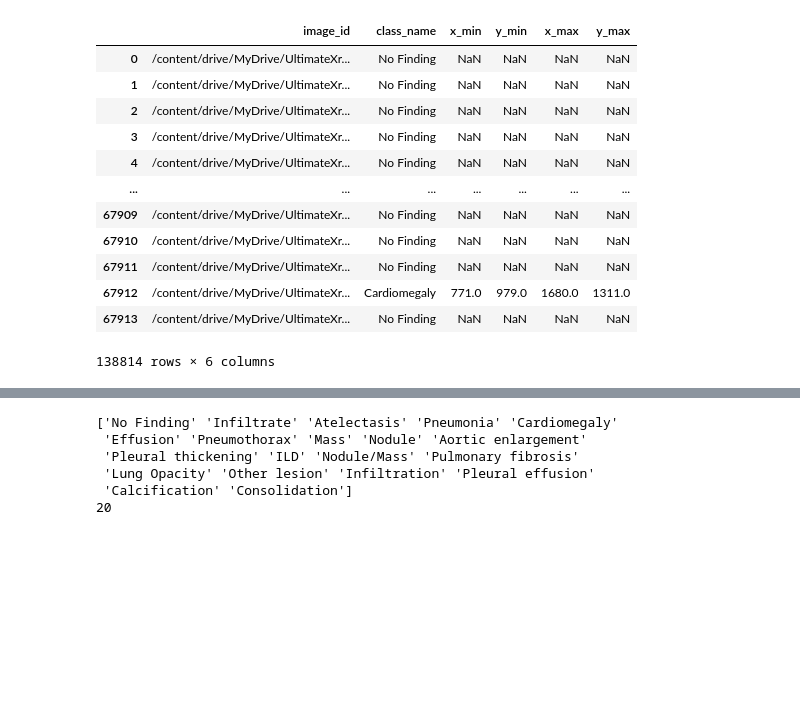
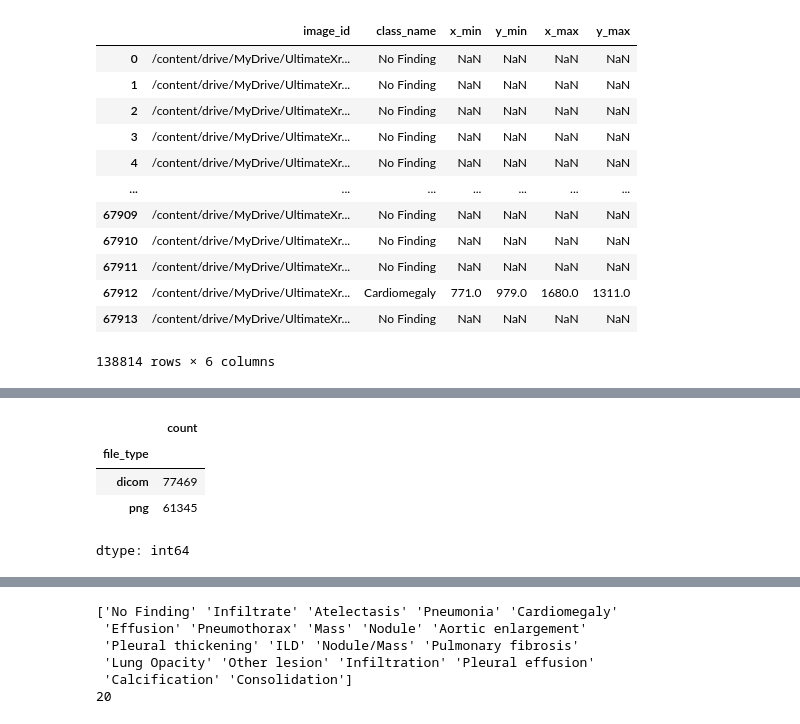
Before and after one commit to SkinHeadDressSom/Ultimate-X-ray-AI, a Jupyter notebook: CXR_data_preparation.ipynb, the cells around one changed output, grey strips where cells are left out. Saved outputs shown, nothing was run; the diff lists cells and outputs as text; code cells hidden in the pictures; blank space fills up the shorter version.

```diff
--- a/CXR_data_preparation.ipynb
+++ b/CXR_data_preparation.ipynb
@@ -205,0 +226,8 @@ merged_df
+# %%
+merged_df["file_type"].value_counts()
+# %% [output]
+|  | count |
+| file_type |  |
+| dicom | 77469 |
+| png | 61345 |
+dtype: int64
```
Also changed, not shown: parts of 8 cells of this notebook.
